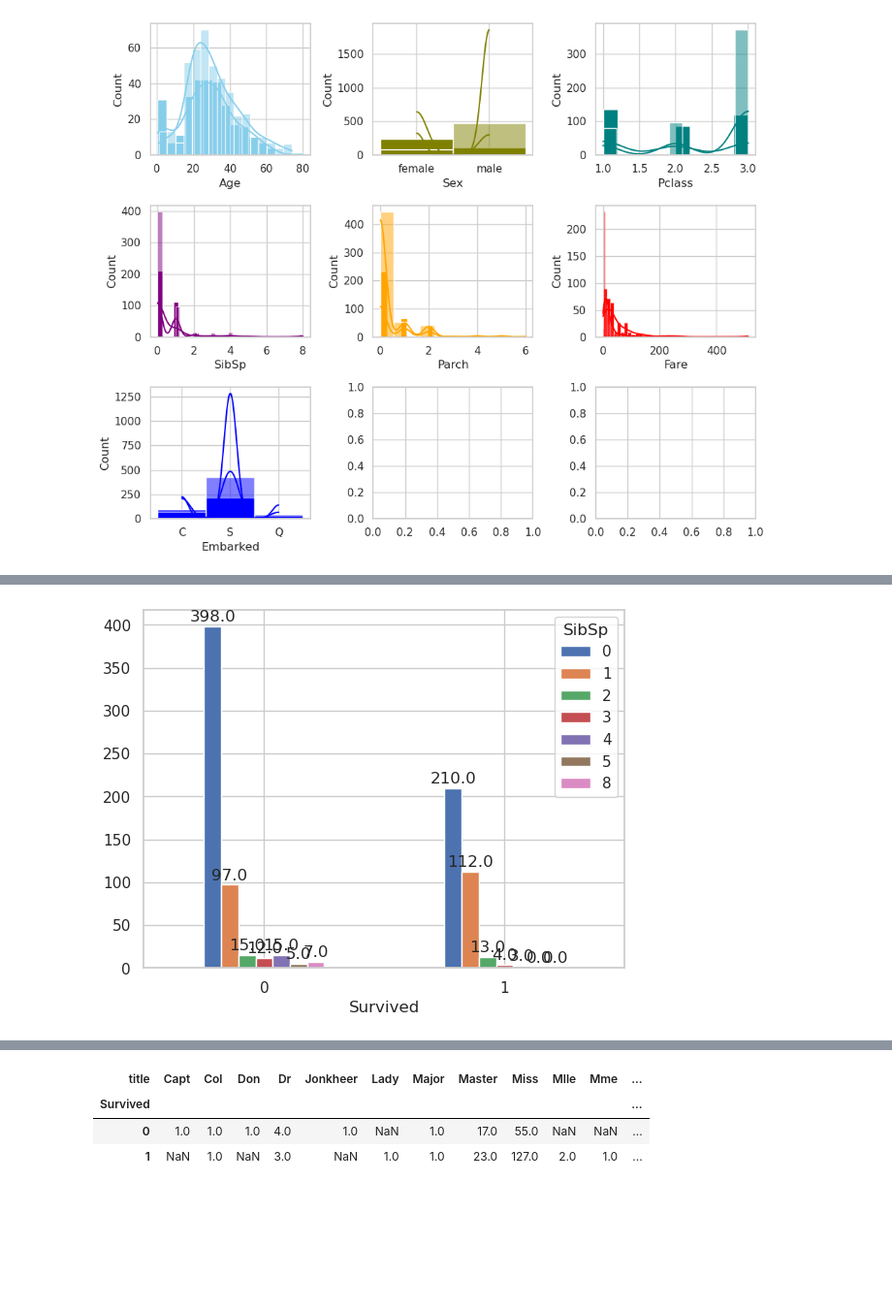
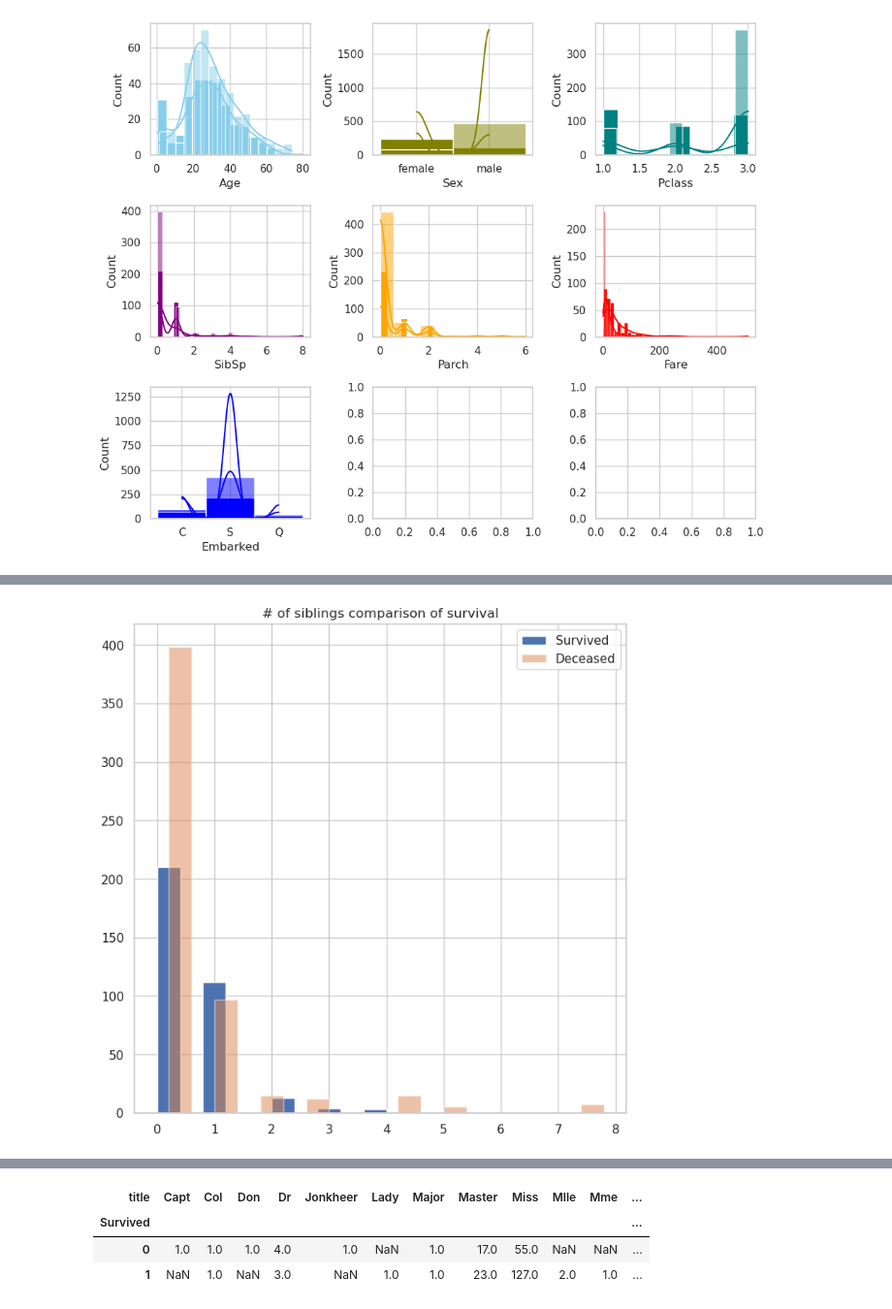
Before and after one commit to achatzirafailidis/titanic_dataset_kaggle, a Jupyter notebook: titanic_dataset_kaggle.ipynb, the cells around one changed output, grey strips where cells are left out. Shown at 97% size. Cells and saved outputs as stored; diff of their text form; code cells hidden in the pictures; blank space fills up the shorter version.

```diff
--- a/titanic_dataset_kaggle.ipynb
+++ b/titanic_dataset_kaggle.ipynb
@@ -18,7 +18,7 @@ import warnings
 warnings.filterwarnings('ignore')
 # %%
 #import training data
-train = pd.read_csv('data/train.csv')
+train = pd.read_csv('train.csv')
 # %%
 train.head(3)
 # %% [output]
@@ -143,14 +143,12 @@ plt.show()
 # %%
 #Create a bar plot with separate bars for survived/not survived passengers and number of siblings
-splot = train_copy.groupby(['Survived', 'SibSp'])['Survived'].count().unstack('SibSp').plot.bar()
-#splot = plt.figure(figsize=(100,200))
-for p in splot.patches:
-    splot.annotate(format(p.get_height()), (p.get_x() + p.get_width() / 2., p.get_height()),
-                   ha='center', va='center', xytext=(0, 7), textcoords='offset points')
-plt.xticks(rotation='horizontal')
-
+plt.figure(figsize=(8,8))
+plt.title('# of siblings comparison of survival')
+plt.hist(train_copy['SibSp'].loc[train_copy['Survived']==1],label='Survived')
+plt.hist(train_copy['SibSp'].loc[train_copy['Survived']==0], alpha = 0.5, label='Deceased', rwidth=0.5)
+plt.legend()
 plt.show()
 # %% [output]
-[figure, old version]
+[figure, new version]
 # %%
 #Create a bar plot with separate bars for survived/not survived and family relations
```
Also changed, not shown: parts of 19 cells of this notebook.
